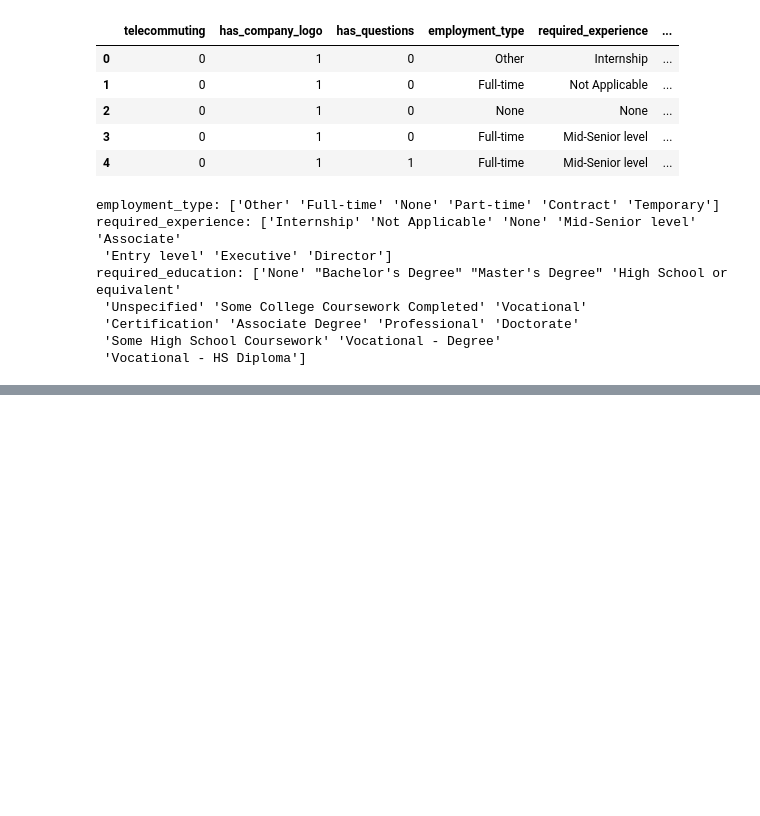
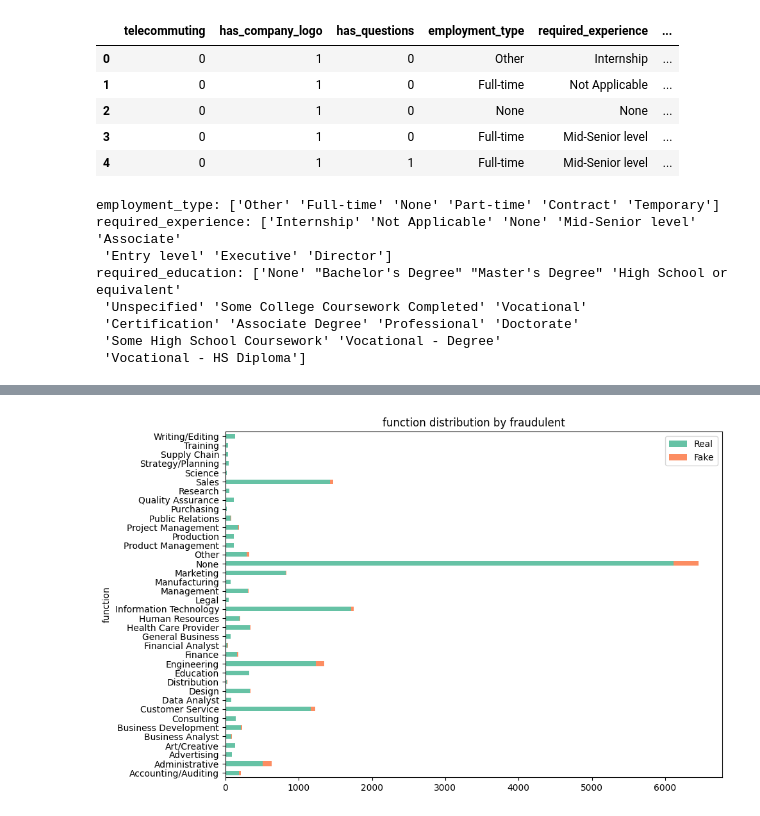
Before and after one commit to glistering96/BigDataAnalysis-HYU-IE, a Jupyter notebook: notebook/EDA_김원준.ipynb, the cells around one changed output, grey strips where cells are left out. Saved outputs shown, nothing was run; the diff lists cells and outputs as text; code cells hidden in the pictures; blank space fills up the shorter version.

```diff
--- a/notebook/EDA_김원준.ipynb
+++ b/notebook/EDA_김원준.ipynb
@@ -152,8 +79,0 @@ required_education: ['None' "Bachelor's Degree" "Master's Degree" 'High School o
-# %%
-# fraudulent 변수 분포 확인
-fig, ax = plt.subplots(1,1, figsize = (5,5))
-sns.countplot(x = 'fraudulent', data = df)
-plt.title('fraudulent distribution')
-for p in ax.patches:
-  ax.text(p.get_x() + p.get_width()/2., p.get_height() + 100, '{:1.2f}%'.format(p.get_height() / len(cat_df) * 100), ha = 'center')
-plt.show()
@@ -171,17 +79,0 @@ False 비율이 4.8% 정도로 unbalance하다
-# %%
-# 범주형 데이터 플롯 함수
-def cat_label_plot(col, data, r1=0, r2=0):
-  plt.figure(figsize = (5,5))
-  ax = plt.subplot(1,1,1)
-  sns.set_palette('Set2')
-  sns.countplot(x = col, data = data, hue = 'fraudulent')
-  plt.title('{} distribution by fraudulent'.format(col))
-  plt.setp(ax.xaxis.get_majorticklabels(), rotation = r1)
-  size = []
-  for p in ax.patches:
-    h = p.get_height()
-    size.append(h)
-    w = p.get_width()
-    x = p.get_x()
-    ax.text(x + w/2, h + 5, '{:1.2f}%'.format(h/len(data)*100), ha = 'center', rotation = r2)
-  plt.show()
@@ -382,0 +122,9 @@ dtype: object
+# %%
+# function to replace the values of colum. If the value is not in the given ratio, replace it with 'Other'
+
+def replace_value(col, data, ratio):
+    data = data.copy(deep = True)
+    value = data[col].value_counts(normalize = True)
+    replace = value[value < ratio].index
+    data[col] = data[col].replace(replace, 'Other')
+    return data
@@ -382,0 +223,4 @@ dtype: object
+# %%
+cat_label_plot('function', replace_value('industry', cat_df, 0.000001), r1=0, r2=90, stack=True, orient='h')
+# %% [output]
+[figure, added]
```
Also changed, not shown: parts of 52 cells of this notebook.
